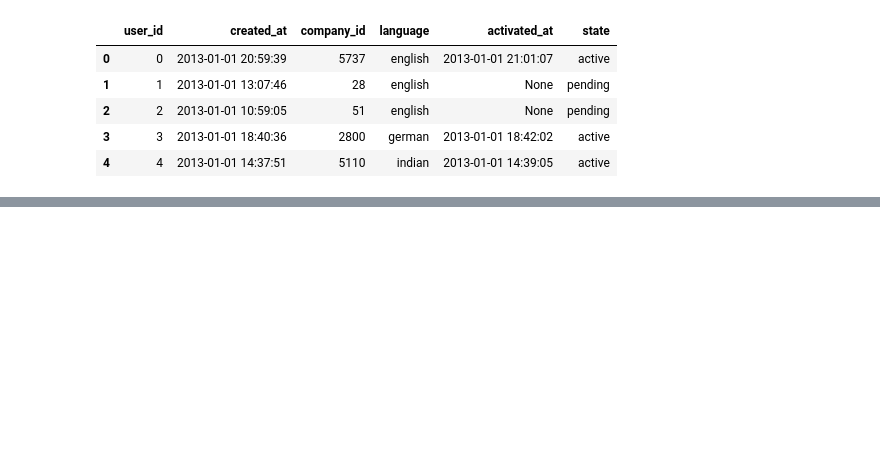
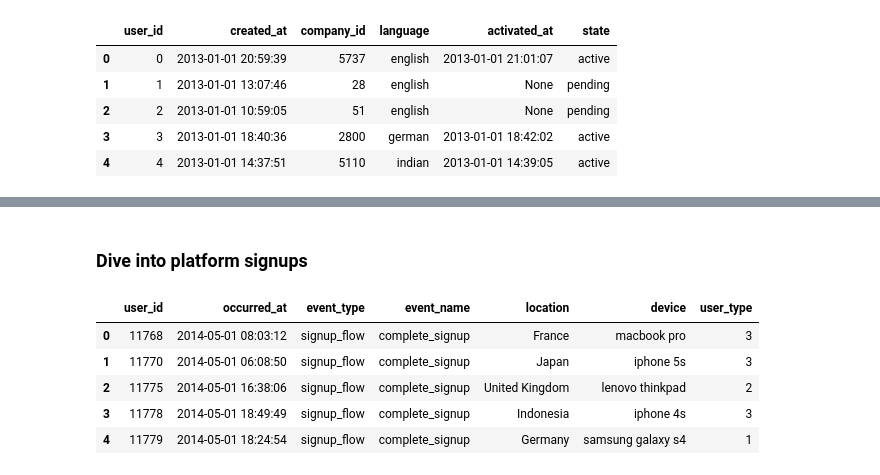
Before and after one commit to KeithGalli/Masterschool, a Jupyter notebook: business-analytics/[Starter workbook] Drop in User Engagement.ipynb, the cells around one changed output, grey strips where cells are left out. Cells and saved outputs as stored; diff of their text form; code cells hidden in the pictures; blank space fills up the shorter version.

```diff
--- a/business-analytics/[Starter workbook] Drop in User Engagement.ipynb
+++ b/business-analytics/[Starter workbook] Drop in User Engagement.ipynb
@@ -36,0 +94,14 @@ SELECT * FROM users
+# %% [markdown]
+### Dive into platform signups
+# %%
+pd.read_sql('''
+SELECT * FROM events
+WHERE event_name='complete_signup'
+''', conn).head()
+# %% [output]
+|  | user_id | occurred_at | event_type | event_name | location | device | user_type |
+| 0 | 11768 | 2014-05-01 08:03:12 | signup_flow | complete_signup | France | macbook pro | 3 |
+| 1 | 11770 | 2014-05-01 06:08:50 | signup_flow | complete_signup | Japan | iphone 5s | 3 |
+| 2 | 11775 | 2014-05-01 16:38:06 | signup_flow | complete_signup | United Kingdom | lenovo thinkpad | 2 |
+| 3 | 11778 | 2014-05-01 18:49:49 | signup_flow | complete_signup | Indonesia | iphone 4s | 3 |
+| 4 | 11779 | 2014-05-01 18:24:54 | signup_flow | complete_signup | Germany | samsung galaxy s4 | 1 |
```
Also changed, not shown: parts of 10 cells of this notebook.
